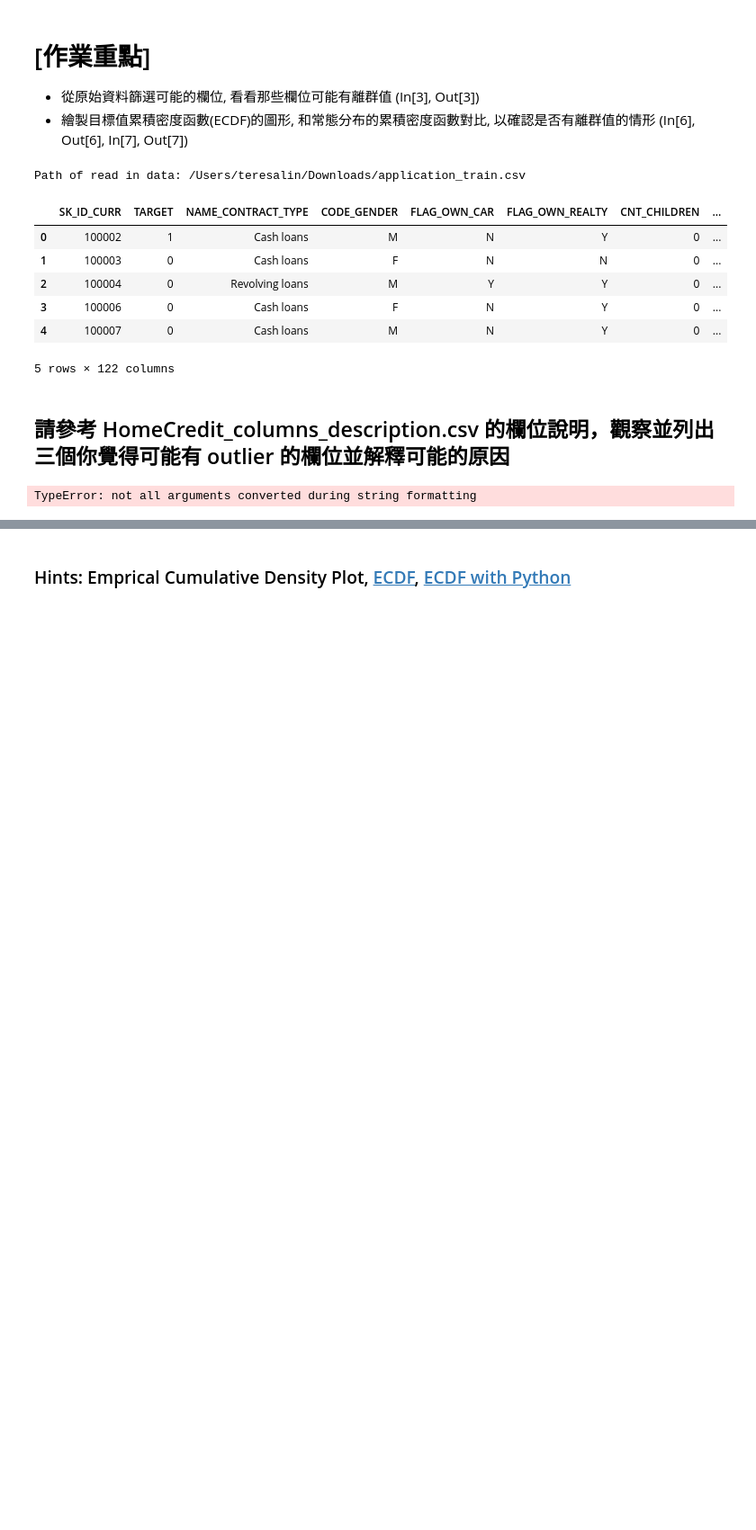
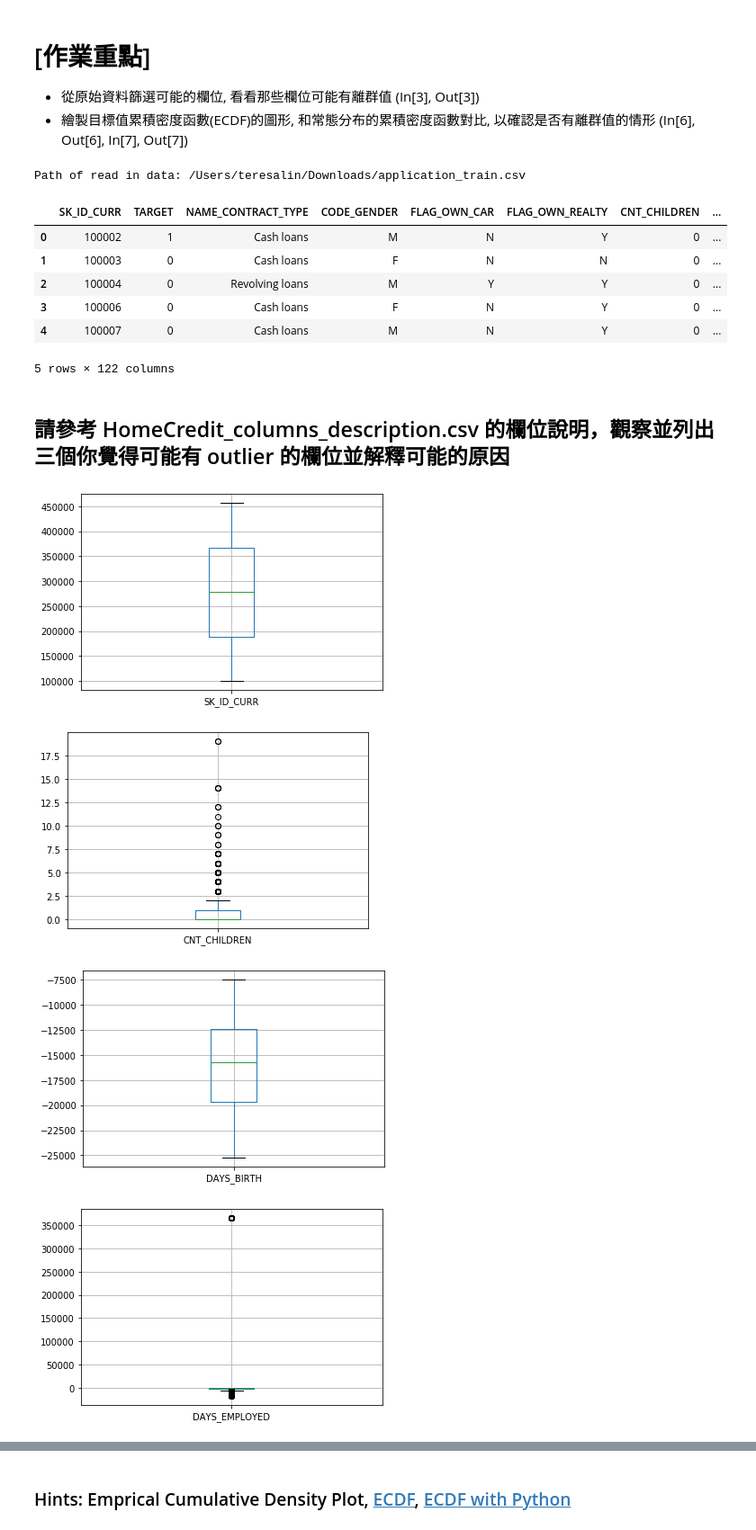
Before and after one commit to teresa9895/ML100Days, a Jupyter notebook: homework/Day_009_HW.ipynb, the cells around one changed output, grey strips where cells are left out. Shown at 90% size. Cells and saved outputs as stored; diff of their text form; code cells hidden in the pictures; blank space fills up the shorter version.

```diff
--- a/homework/Day_009_HW.ipynb
+++ b/homework/Day_009_HW.ipynb
@@ -39,23 +39,17 @@ Path of read in data: /Users/teresalin/Downloads/application_train.csv
 ## 請參考 HomeCredit_columns_description.csv 的欄位說明，觀察並列出三個你覺得可能有 outlier 的欄位並解釋可能的原因
 # %%
 # 先篩選數值型的欄位
-"""
-YOUR CODE HERE, fill correct data types (for example str, float, int, ...)
-"""
-dtype_select = ['AMT_INCOME_TOTAL','AMT_CREDIT','AMT_ANNUITY']
-
-numeric_columns = list(app_train.columns[list(app_train.dtypes.isin(dtype_select))])
+numeric_columns = list(app_train.columns[list(app_train.dtypes.isin([np.int64, np.float64]))])
 
 # 再把只有 2 值 (通常是 0,1) 的欄位去掉
 numeric_columns = list(app_train[numeric_columns].columns[list(app_train[numeric_columns].apply(lambda x:len(x.unique())!=2 ))])
-print("Numbers of remain columns" % len(numeric_columns))
 
 # 檢視這些欄位的數值範圍
 for col in numeric_columns:
-    """
-    Your CODE HERE, make the box plot
-    """
-
+    app_train.boxplot(col)
     plt.show()
 # %% [output]
-TypeError: not all arguments converted during string formatting
+[figure, added]
+[figure, added]
+[figure, added]
+[figure, added]
```
Also changed, not shown: parts of 5 cells of this notebook.
